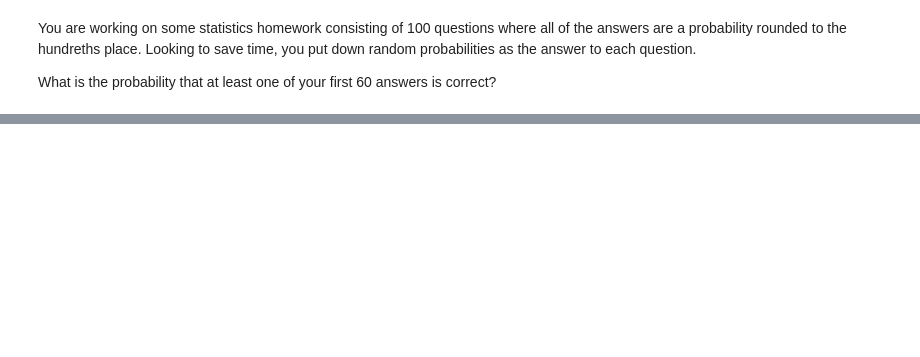
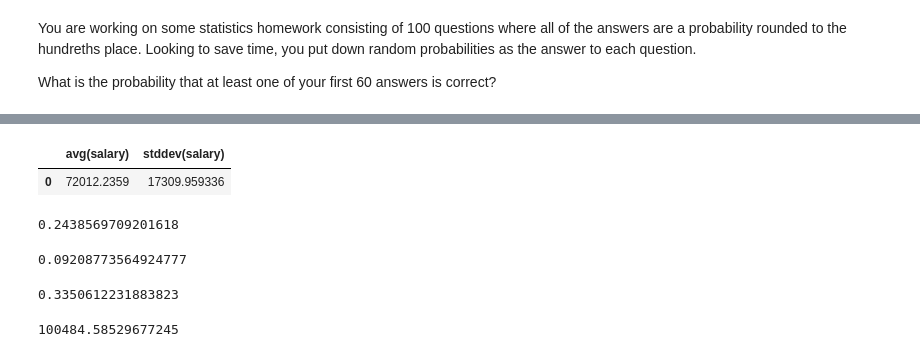
Before and after one commit to Brian-ONeil/statistics-exercises, a Jupyter notebook: probability_distributions.ipynb, the cells around one changed output, grey strips where cells are left out. Saved outputs shown, nothing was run; the diff lists cells and outputs as text; code cells hidden in the pictures; blank space fills up the shorter version.

```diff
--- a/probability_distributions.ipynb
+++ b/probability_distributions.ipynb
@@ -38,0 +253,12 @@ What do the top 5% of employees make?
+# %%
+url = env.get_db_url('employees')
+# %%
+emp_sal = pd.read_sql("""select avg(salary), stddev(salary)
+from employees
+	join salaries on employees.emp_no = salaries.emp_no
+    where to_date > curdate()""", url)
+# %%
+emp_sal
+# %% [output]
+|  | avg(salary) | stddev(salary) |
+| 0 | 72012.2359 | 17309.959336 |
@@ -38,0 +268,20 @@ What do the top 5% of employees make?
+# %%
+prob_less_than_60000 = norm.cdf(60000, mean, std_dev)
+prob_less_than_60000
+# %% [output]
+0.2438569709201618
+# %%
+prob_more_than_95000 = 1 - norm.cdf(95000, mean, std_dev)
+prob_more_than_95000
+# %% [output]
+0.09208773564924777
+# %%
+prob_between_65000_80000 = norm.cdf(80000, mean, std_dev) - norm.cdf(65000, mean, std_dev)
+prob_between_65000_80000
+# %% [output]
+0.3350612231883823
+# %%
+top_5_percent_salary = norm.ppf(0.95, mean, std_dev)
+top_5_percent_salary
+# %% [output]
+100484.58529677245
```
Also changed, not shown: parts of 36 cells of this notebook, 1 other file.
